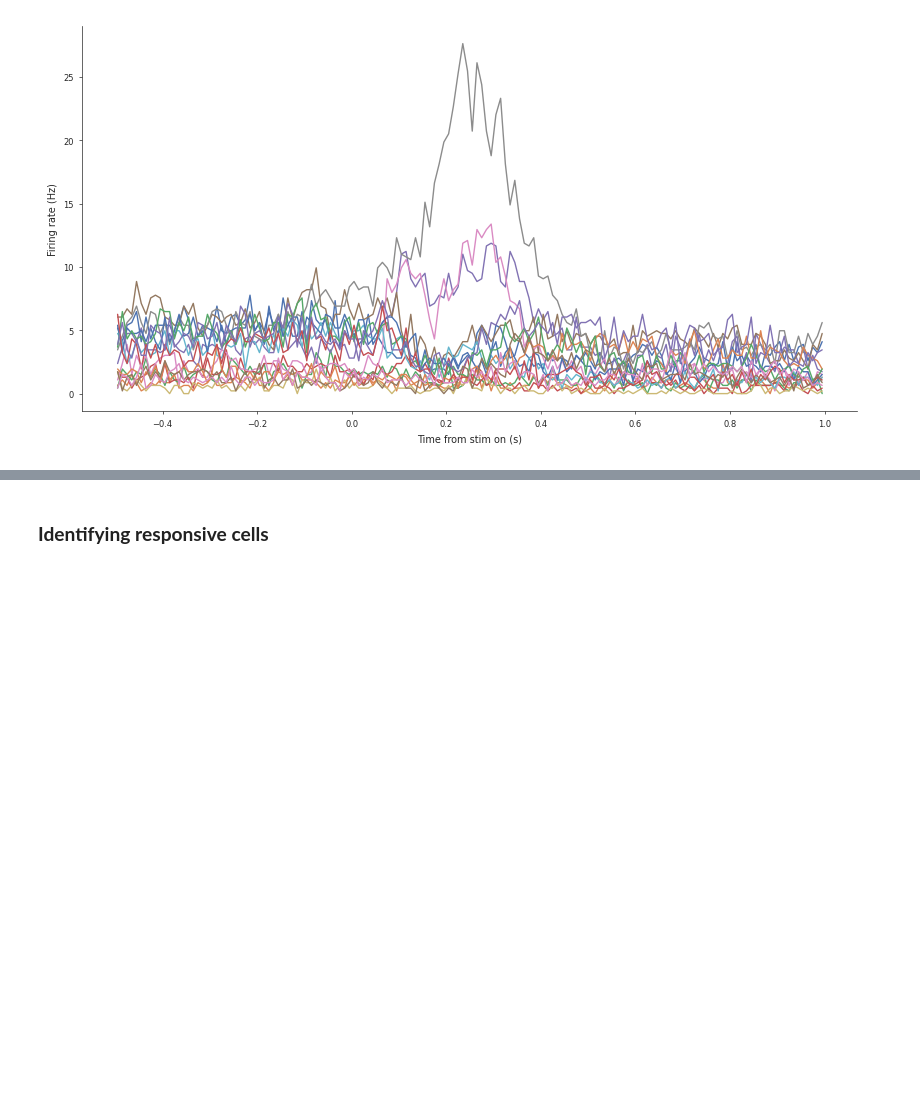
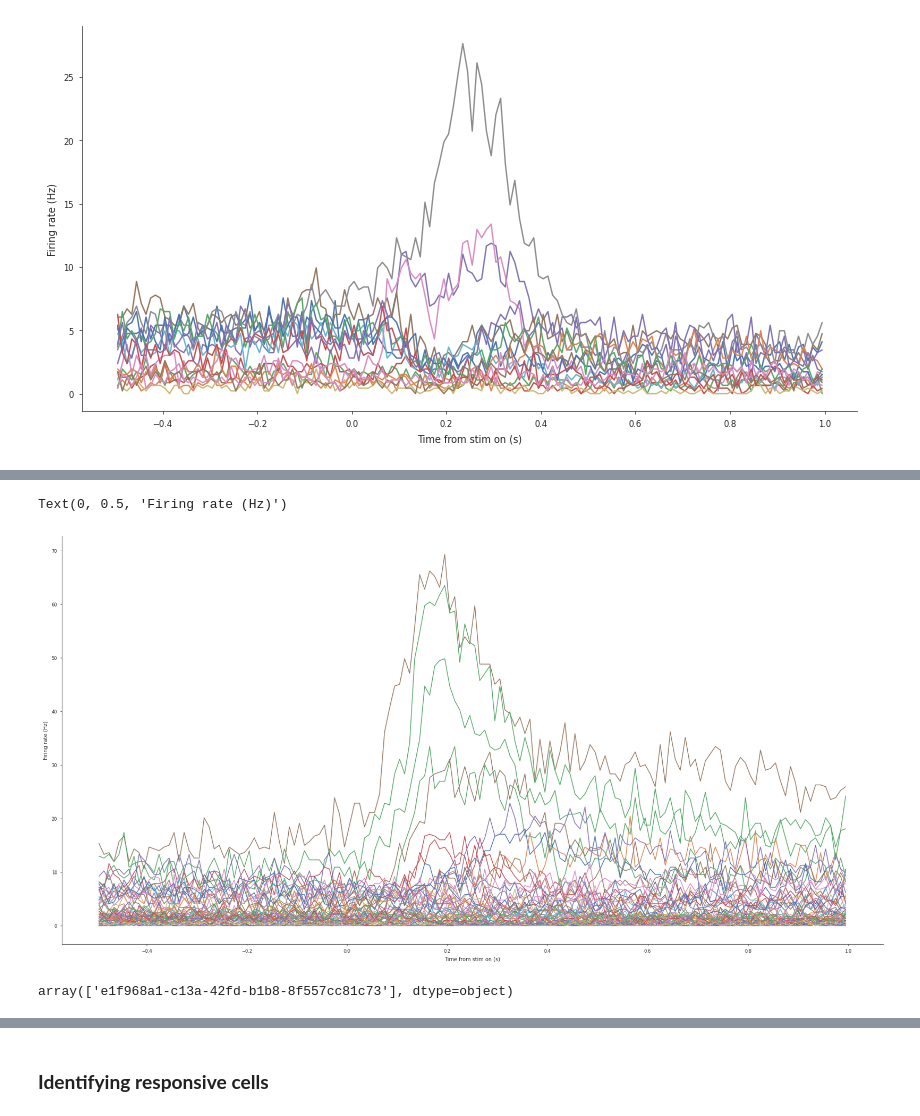
Before and after one commit to Its-Fate/IBL-Project, a Jupyter notebook: projects/neurons/IBL_BWM_Neuromatch_tutorial.ipynb, the cells around one changed output, grey strips where cells are left out. Cells and saved outputs as stored; diff of their text form; code cells hidden in the pictures; blank space fills up the shorter version.

```diff
--- a/projects/neurons/IBL_BWM_Neuromatch_tutorial.ipynb
+++ b/projects/neurons/IBL_BWM_Neuromatch_tutorial.ipynb
@@ -596,3 +625,7 @@ ax.set_ylabel('Firing rate (Hz)')
 # %% [output]
 Text(0, 0.5, 'Firing rate (Hz)')
 [figure]
+# %%
+my_pid = 'c4f6665f-8be5-476b-a6e8-d81eeae9279d'
+my_psth, my_df = get_avg_psth_for_insertion(my_pid, meta)
+my_df.acronym.value_counts()
@@ -598,0 +642,16 @@ Text(0, 0.5, 'Firing rate (Hz)')
+# %%
+idx_reg = my_df['acronym'] == 'VISam'
+fig, ax = plt.subplots(figsize=(20, 10))
+ax.plot(meta['times'], my_psth[idx_reg, :].T)
+ax.set_xlabel('Time from stim on (s)')
+ax.set_ylabel('Firing rate (Hz)')
+# %% [output]
+Text(0, 0.5, 'Firing rate (Hz)')
+[figure, added]
+# %%
+filtered = meta.clusters[meta.clusters['pid'] == my_pid]
+#print(filtered['cluster_id'].unique())
+uuid = filtered[filtered['cluster_id'] == 697]['uuids'].values
+uuid
+# %% [output]
+array(['e1f968a1-c13a-42fd-b1b8-8f557cc81c73'], dtype=object)
```
Also changed, not shown: parts of 8 cells of this notebook.
